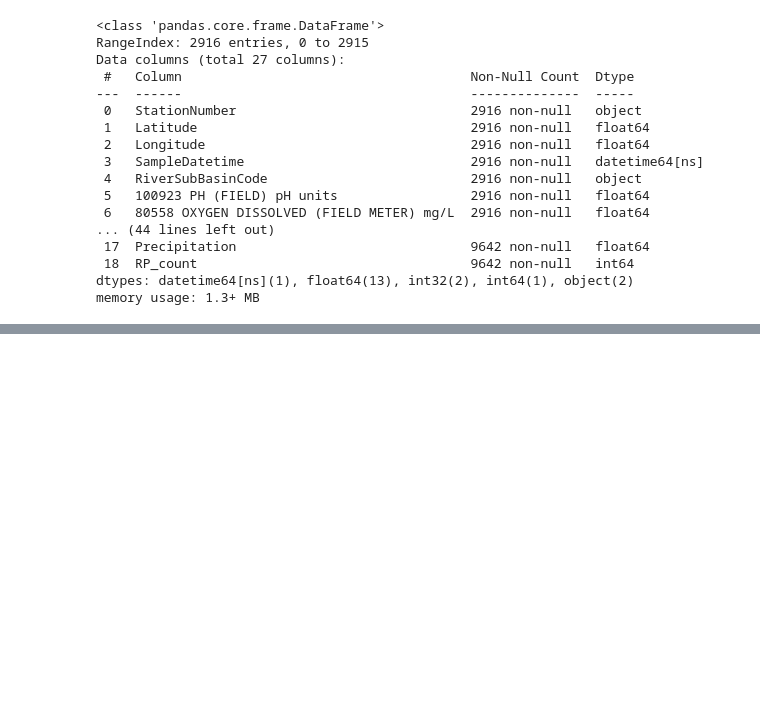
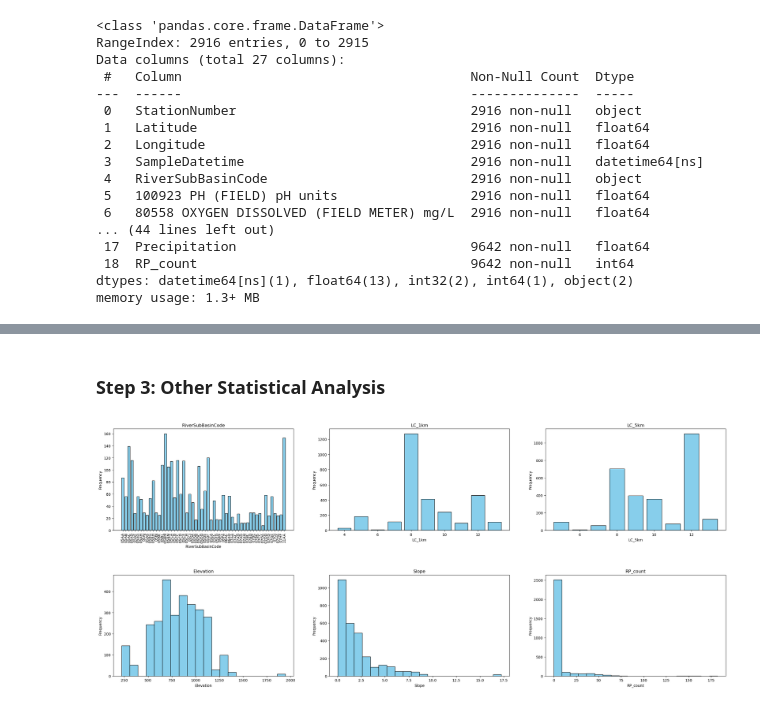
Before and after one commit to sarj7/project_spatial_datamining, a Jupyter notebook: 0_Preprocessing.ipynb, the cells around one changed output, grey strips where cells are left out. Drawn from its saved outputs; the diff is of its cells as text; code cells hidden in the pictures; blank space fills up the shorter version.

```diff
--- a/0_Preprocessing.ipynb
+++ b/0_Preprocessing.ipynb
@@ -596,0 +661,55 @@ memory usage: 1.3+ MB
+# %% [markdown]
+### Step 3: Other Statistical Analysis
+# %%
+import matplotlib.pyplot as plt
+
+# features for categorical analysis
+categorical_feature_list = ['RiverSubBasinCode', 'LC_1km', 'LC_5km']
+
+# features for histogram analysis
+histogram_feature_list = ['Elevation', 'Slope', 'RP_count']
+
+# Create subplots
+fig, axes = plt.subplots(nrows=1, ncols=3, figsize=(30, 5))
+
+# Flatten axes for looping
+axes = axes.flatten()
+
+# Loop through each categorical feature
+for i, feature in enumerate(categorical_feature_list):
+
+    # extracting group
+    wq_rivers_cleaned_grouped = wq_rivers_cleaned.groupby(feature)[feature].agg(['count'])
+
+    # plotting bar charts
+    axes[i].bar(wq_rivers_cleaned_grouped.index, wq_rivers_cleaned_grouped['count'], color='skyblue', edgecolor='black')
+
+
+    # Adding titles and labels to each subplot
+    axes[i].set_title(f'{feature}')
+    axes[i].set_xlabel(f'{feature}')
+    axes[i].set_ylabel('Frequency')
+
+    # tilt x axis only for basin codes
+    if i == 0:
+        axes[i].tick_params(axis='x', rotation=90)
+
+# Create subplots
+fig, axes = plt.subplots(nrows=1, ncols=3, figsize=(30, 5))
+
+# Flatten axes for looping
+axes = axes.flatten()
+
+# Loop through each histogram
+for i, feature in enumerate(histogram_feature_list):
+
+    # plotting histogram
+    axes[i].hist(wq_rivers_cleaned[feature], bins=20,color='skyblue', edgecolor='black')
+
+    # Adding titles and labels to each subplot
+    axes[i].set_title(f'{feature}')
+    axes[i].set_xlabel(f'{feature}')
+    axes[i].set_ylabel('Frequency')
+# %% [output]
+[figure, added]
+[figure, added]
```
Also changed, not shown: parts of 5 cells of this notebook, 2 other files.
